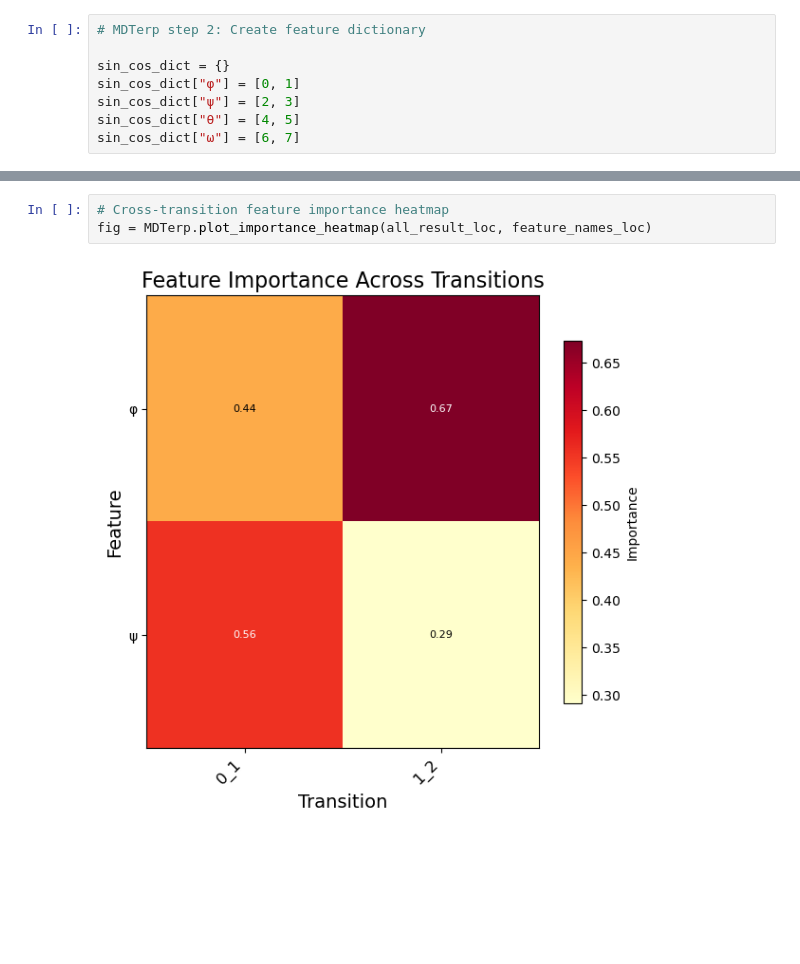
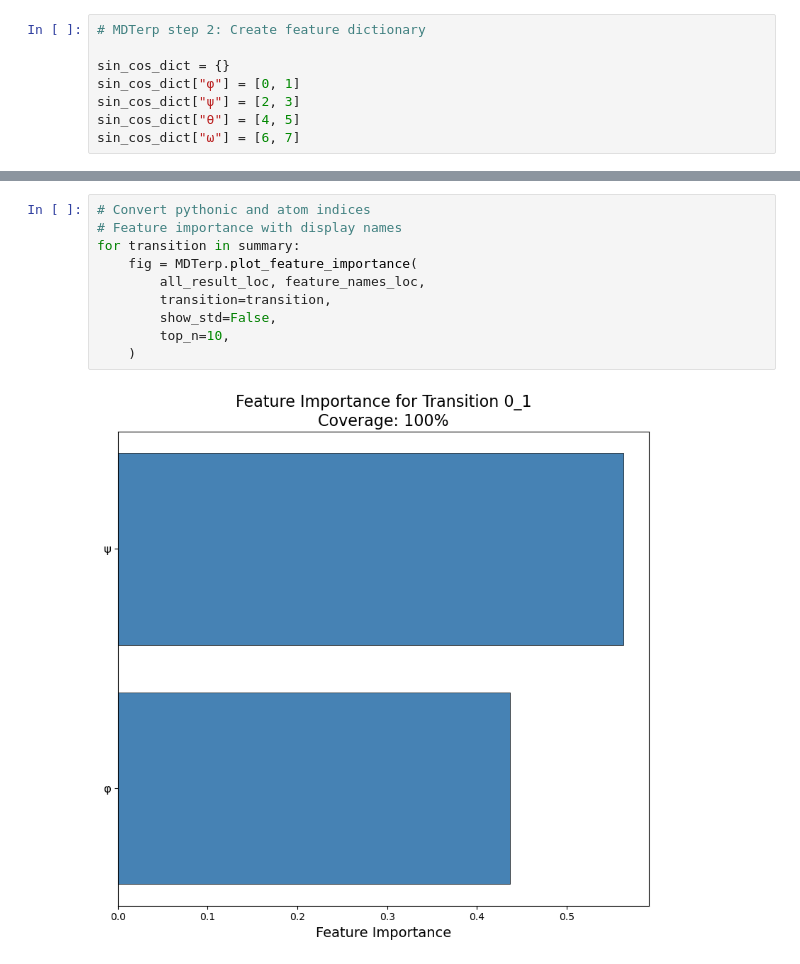
Before and after one commit to shams-mehdi/MDTerp, a Jupyter notebook: MDTerp_VAMPNets.ipynb, the cells around one changed output, grey strips where cells are left out. Saved outputs shown, nothing was run; the diff lists cells and outputs as text; blank space fills up the shorter version.

```diff
--- a/MDTerp_VAMPNets.ipynb
+++ b/MDTerp_VAMPNets.ipynb
@@ -93,5 +91,12 @@ for transition in summary:
 # %%
-# Cross-transition feature importance heatmap
-fig = MDTerp.plot_importance_heatmap(all_result_loc, feature_names_loc)
+# Convert pythonic and atom indices
+# Feature importance with display names
+for transition in summary:
+    fig = MDTerp.plot_feature_importance(
+        all_result_loc, feature_names_loc,
+        transition=transition,
+        show_std=False,
+        top_n=10,
+    )
 # %% [output]
-[figure, old version]
+[figure, new version]
```
Also changed, not shown: parts of 6 cells of this notebook, 3 other files.
